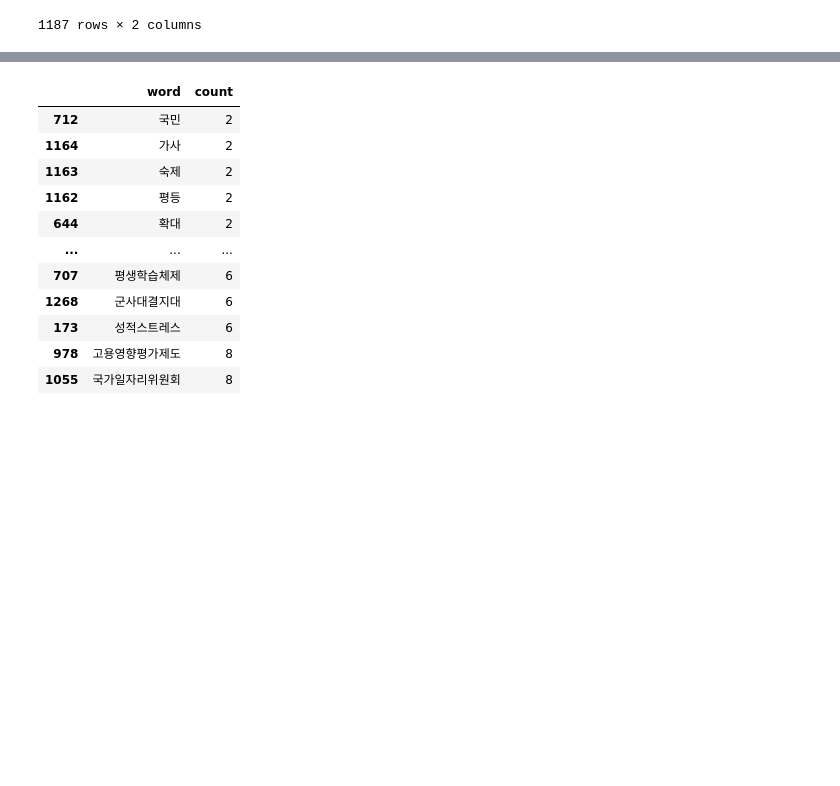
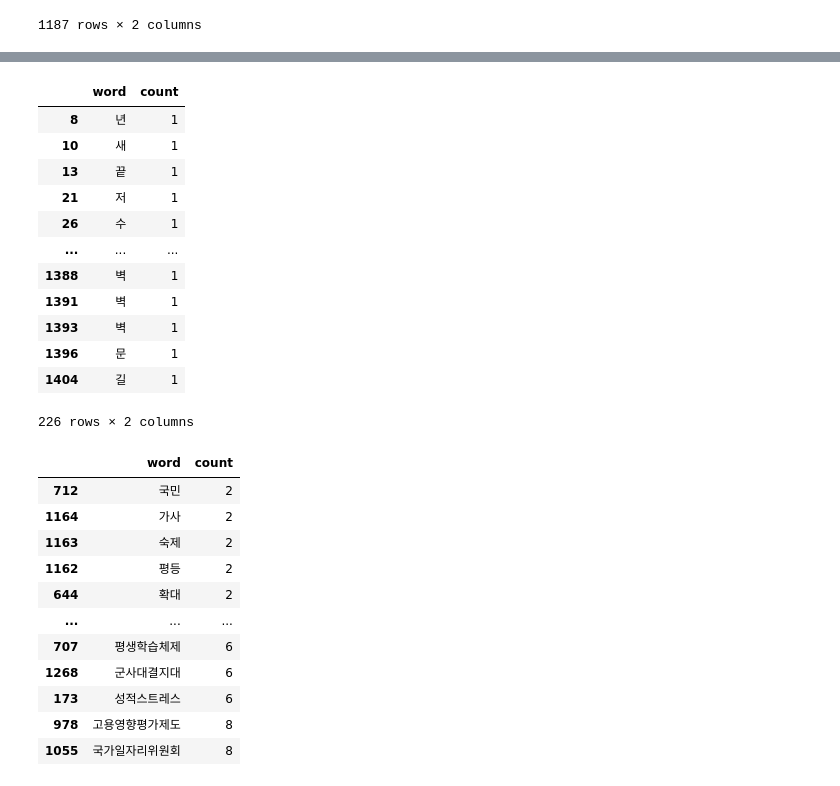
Before and after one commit to ai7dnn/2024-1-my-BDA, a Jupyter notebook: inclass/11w_0521_tue_B_ch10_text_mining.ipynb, the cells around one changed output, grey strips where cells are left out. Cells and saved outputs as stored; diff of their text form; code cells hidden in the pictures; blank space fills up the shorter version.

```diff
--- a/inclass/11w_0521_tue_B_ch10_text_mining.ipynb
+++ b/inclass/11w_0521_tue_B_ch10_text_mining.ipynb
@@ -317,3 +342,19 @@ df_word[df_word['count'] >= 2]
+# %%
+df_word[df_word['count'] == 1]
+# %% [output]
+|  | word | count |
+| 8 | 년 | 1 |
+| 10 | 새 | 1 |
+| 13 | 끝 | 1 |
+| 21 | 저 | 1 |
+| 26 | 수 | 1 |
+| ... | ... | ... |
+| 1388 | 벽 | 1 |
+| 1391 | 벽 | 1 |
+| 1393 | 벽 | 1 |
+| 1396 | 문 | 1 |
+| 1404 | 길 | 1 |
+226 rows × 2 columns
 # %%
 # 두 글자 이상 단어만 남기기
 df_word = df_word.query('count >= 2')
```
Also changed, not shown: parts of 19 cells of this notebook.
